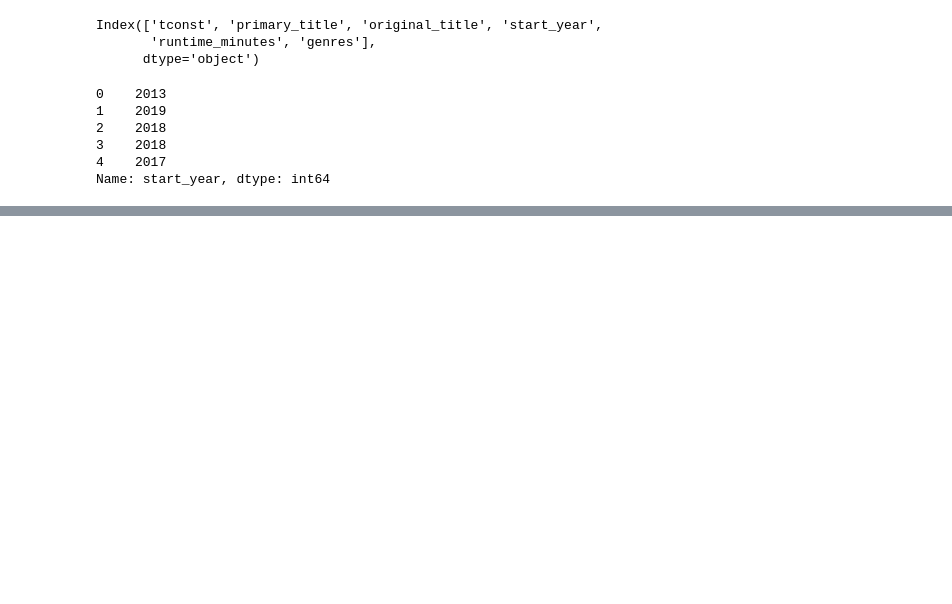
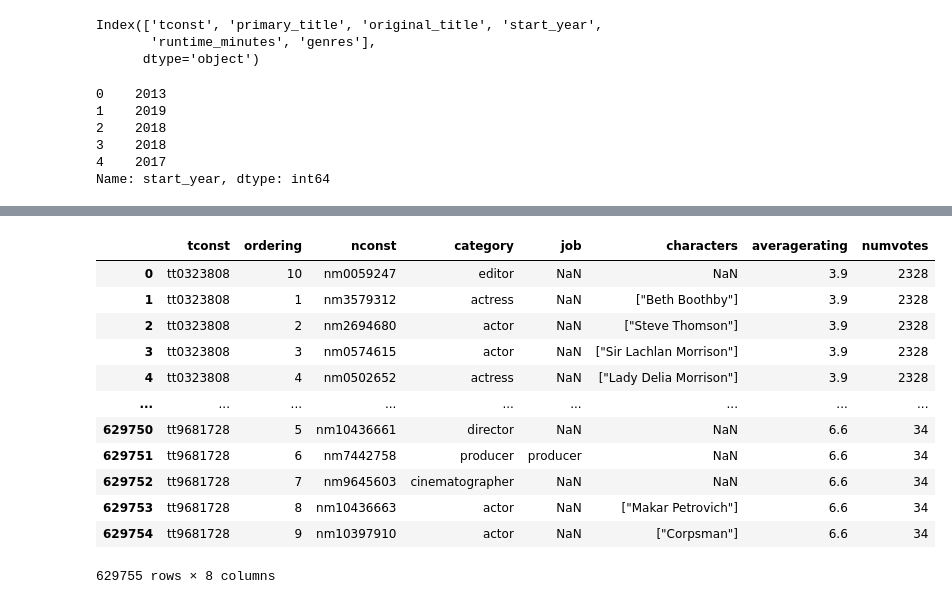
Before and after one commit to artificial126/dsc-phase-1-project, a Jupyter notebook: zippedData/Project_1.ipynb, the cells around one changed output, grey strips where cells are left out. Saved outputs shown, nothing was run; the diff lists cells and outputs as text; code cells hidden in the pictures; blank space fills up the shorter version.

```diff
--- a/zippedData/Project_1.ipynb
+++ b/zippedData/Project_1.ipynb
@@ -100,0 +168,16 @@ df5.head()
+# %%
+df4.merge(df5)
+# %% [output]
+|  | tconst | ordering | nconst | category | job | characters | averagerating | numvotes |
+| 0 | tt0323808 | 10 | nm0059247 | editor | NaN | NaN | 3.9 | 2328 |
+| 1 | tt0323808 | 1 | nm3579312 | actress | NaN | ["Beth Boothby"] | 3.9 | 2328 |
+| 2 | tt0323808 | 2 | nm2694680 | actor | NaN | ["Steve Thomson"] | 3.9 | 2328 |
+| 3 | tt0323808 | 3 | nm0574615 | actor | NaN | ["Sir Lachlan Morrison"] | 3.9 | 2328 |
+| 4 | tt0323808 | 4 | nm0502652 | actress | NaN | ["Lady Delia Morrison"] | 3.9 | 2328 |
+| ... | ... | ... | ... | ... | ... | ... | ... | ... |
+| 629750 | tt9681728 | 5 | nm10436661 | director | NaN | NaN | 6.6 | 34 |
+| 629751 | tt9681728 | 6 | nm7442758 | producer | producer | NaN | 6.6 | 34 |
+| 629752 | tt9681728 | 7 | nm9645603 | cinematographer | NaN | NaN | 6.6 | 34 |
+| 629753 | tt9681728 | 8 | nm10436663 | actor | NaN | ["Makar Petrovich"] | 6.6 | 34 |
+| 629754 | tt9681728 | 9 | nm10397910 | actor | NaN | ["Corpsman"] | 6.6 | 34 |
+629755 rows × 8 columns
```
Also changed, not shown: parts of 15 cells of this notebook, 1 other file.
